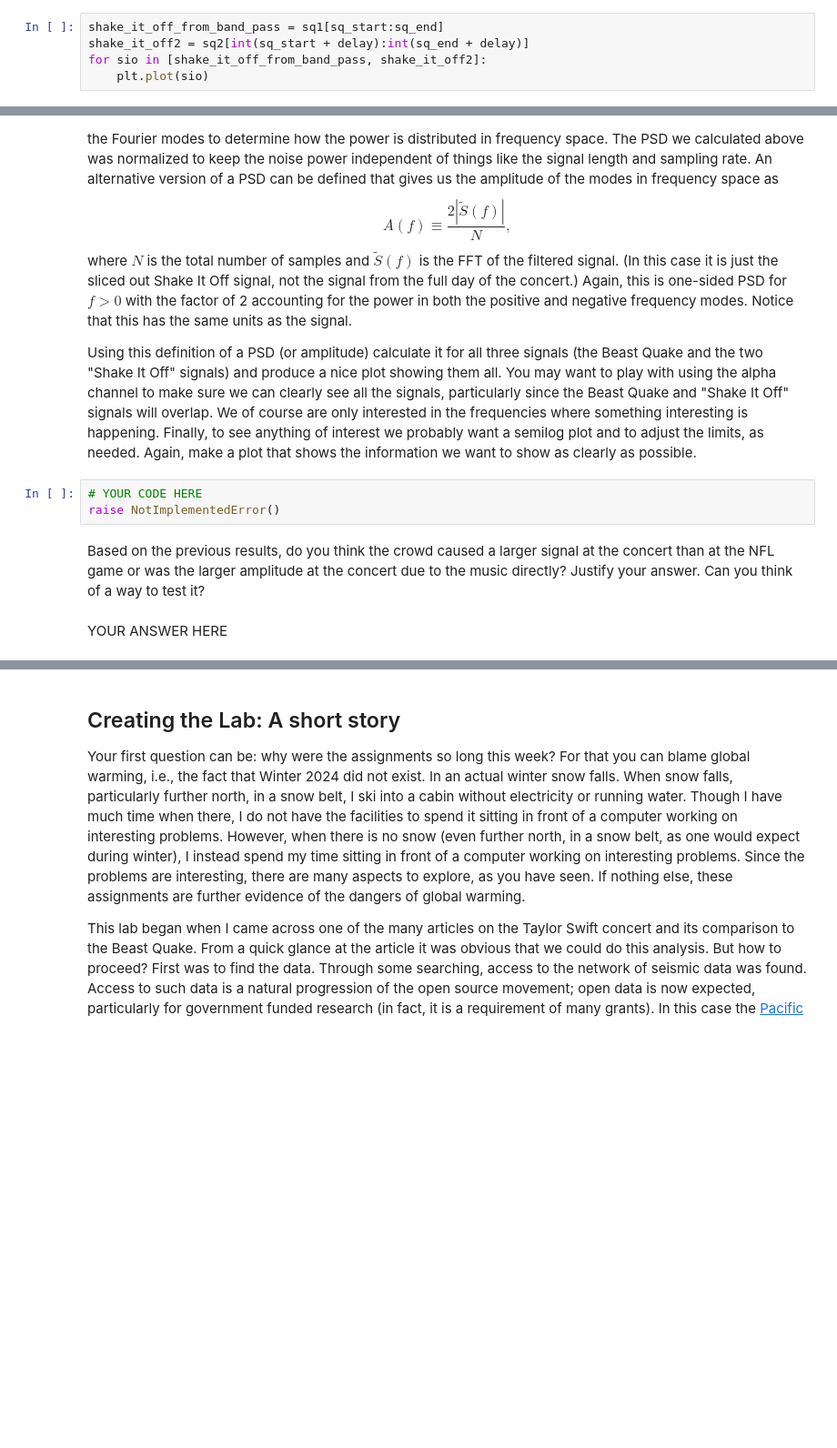
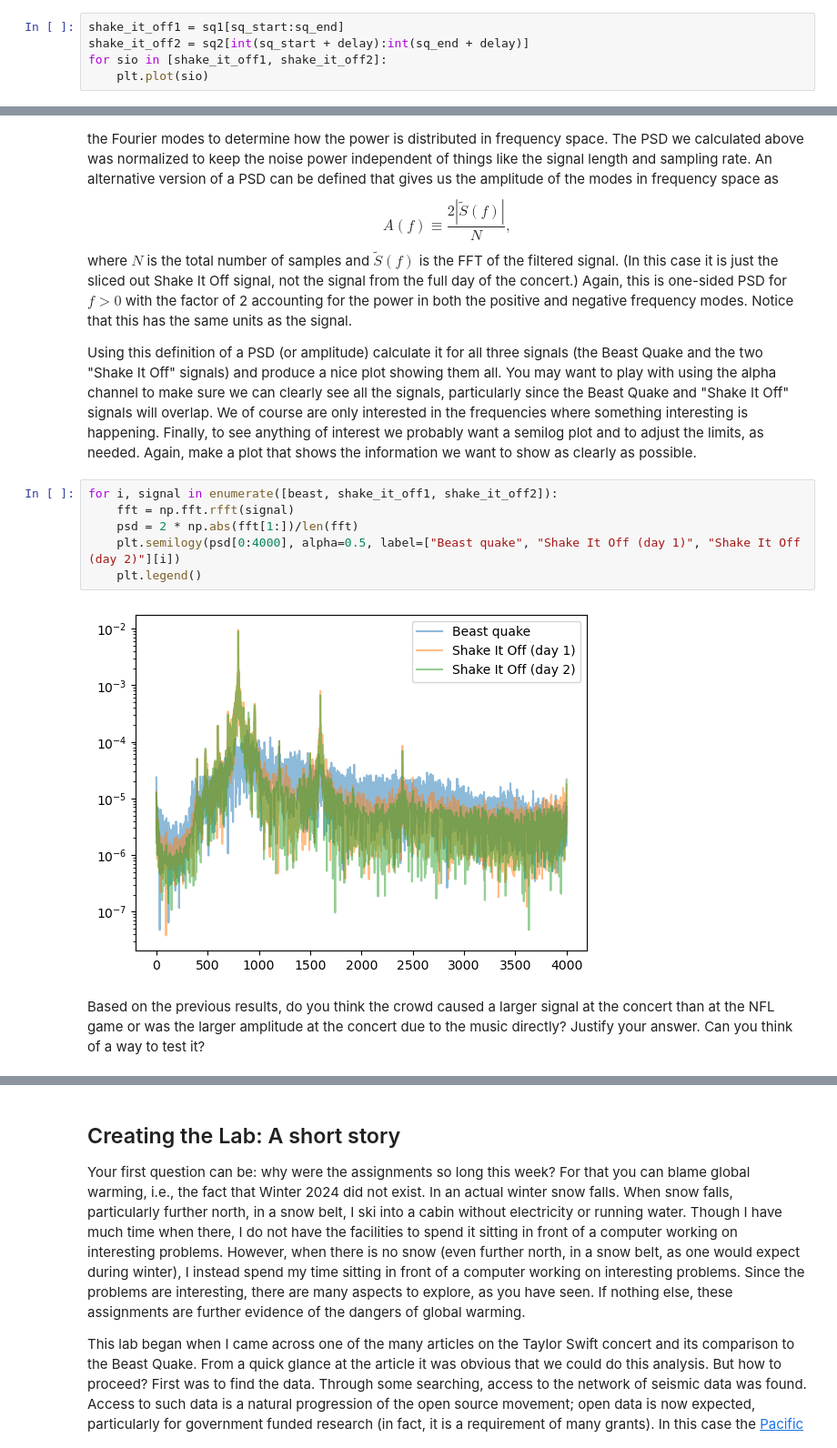
Before and after one commit to SerenaLynas/p250-spring-2026, a Jupyter notebook: labs/Lab10.ipynb, the cells around one changed output, grey strips where cells are left out. Shown at 91% size. Cells and saved outputs as stored; diff of their text form; blank space fills up the shorter version.

```diff
--- a/labs/Lab10.ipynb
+++ b/labs/Lab10.ipynb
@@ -388,9 +388,9 @@ Thus we can just shift the slicing from day 1 to day 2 and extract the signal.
 
 Extract the "Shake It Off" signal from the two days and produce a nice plot of the two "Shake It Off" performances.
 # %%
-shake_it_off_from_band_pass = sq1[sq_start:sq_end]
+shake_it_off1 = sq1[sq_start:sq_end]
 shake_it_off2 = sq2[int(sq_start + delay):int(sq_end + delay)]
-for sio in [shake_it_off_from_band_pass, shake_it_off2]:
+for sio in [shake_it_off1, shake_it_off2]:
     plt.plot(sio)
 # %% [output]
 [figure]
@@ -418,12 +418,15 @@ You may want to play with using the alpha channel to make sure we can clearly se
 We of course are only interested in the frequencies where something interesting is happening.
 Finally, to see anything of interest we probably want a semilog plot and to adjust the limits, as needed.
 Again, make a plot that shows the information we want to show as clearly as possible.
-# %%
-# YOUR CODE HERE
-raise NotImplementedError()
+# %%
+for i, signal in enumerate([beast, shake_it_off1, shake_it_off2]):
+    fft = np.fft.rfft(signal)
+    psd = 2 * np.abs(fft[1:])/len(fft)
+    plt.semilogy(psd[0:4000], alpha=0.5, label=["Beast quake", "Shake It Off (day 1)", "Shake It Off (day 2)"][i])
+    plt.legend()
+# %% [output]
+[figure, added]
 # %% [markdown]
 Based on the previous results, do you think the crowd caused a larger signal at the concert than at the NFL game or was the larger amplitude at the concert due to the music directly?
 Justify your answer.
 Can you think of a way to test it?
-# %% [markdown]
-YOUR ANSWER HERE
```
Also changed, not shown: parts of 3 cells of this notebook.
